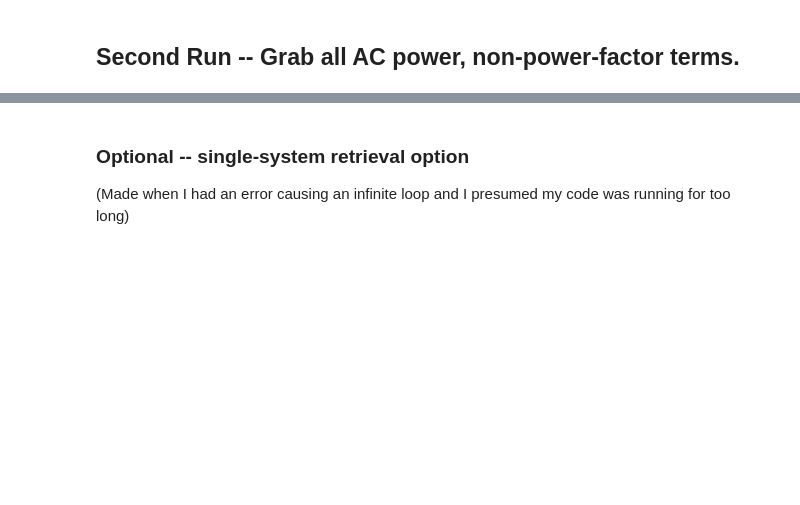
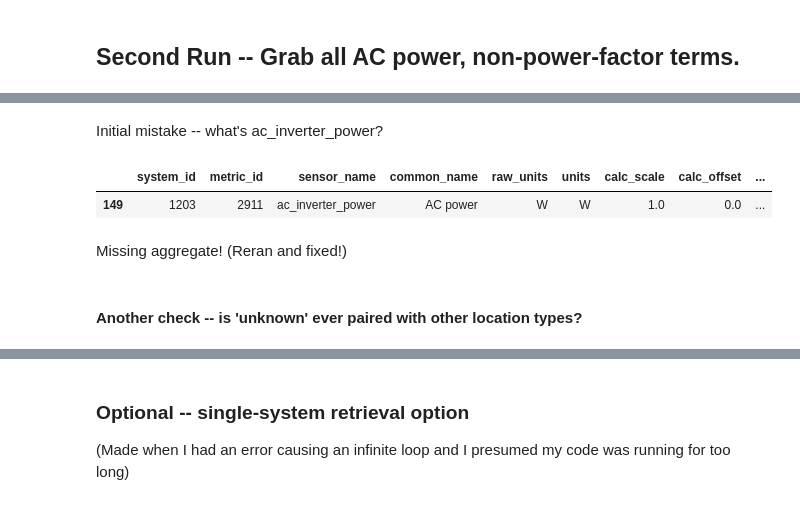
Before and after one commit to Erdos-Projects/predicting-day-ahead-solar-power-production, a Jupyter notebook: src/data/pwr/ac_power_filter_maker.ipynb, the cells around one changed output, grey strips where cells are left out. Saved outputs shown, nothing was run; the diff lists cells and outputs as text; code cells hidden in the pictures; blank space fills up the shorter version.

```diff
--- a/src/data/pwr/ac_power_filter_maker.ipynb
+++ b/src/data/pwr/ac_power_filter_maker.ipynb
@@ -613,0 +788,11 @@ ac_power_names, ac_power_subparts = find_all_ac_power_names()
+# %% [markdown]
+Initial mistake -- what's ac_inverter_power?
+# %%
+metrics_df[metrics_df['sensor_name'] == 'ac_inverter_power']
+# %% [output]
+|  | system_id | metric_id | sensor_name | common_name | raw_units | units | calc_scale | calc_offset | ... |
+| 149 | 1203 | 2911 | ac_inverter_power | AC power | W | W | 1.0 | 0.0 | ... |
+# %% [markdown]
+Missing aggregate!  (Reran and fixed!)
+# %% [markdown]
+#### Another check -- is 'unknown' ever paired with other location types?
```
Also changed, not shown: parts of 32 cells of this notebook, 1 other file.
